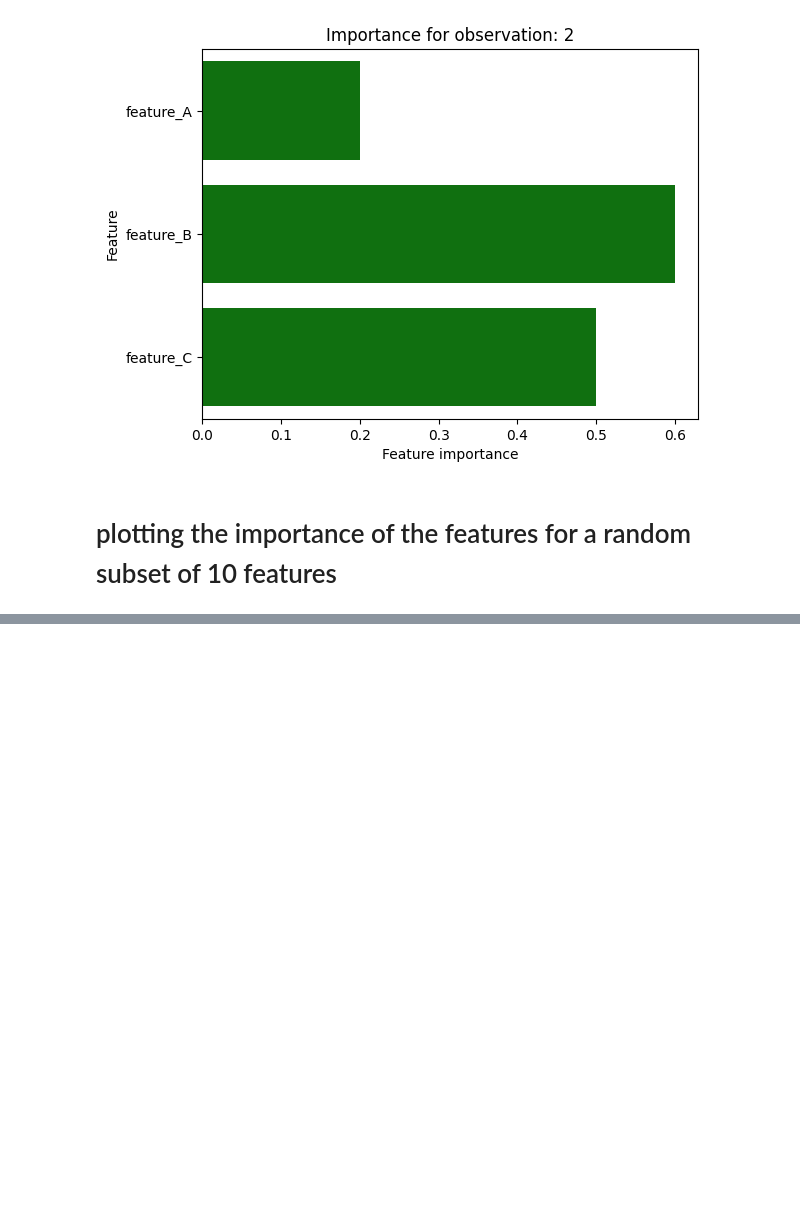
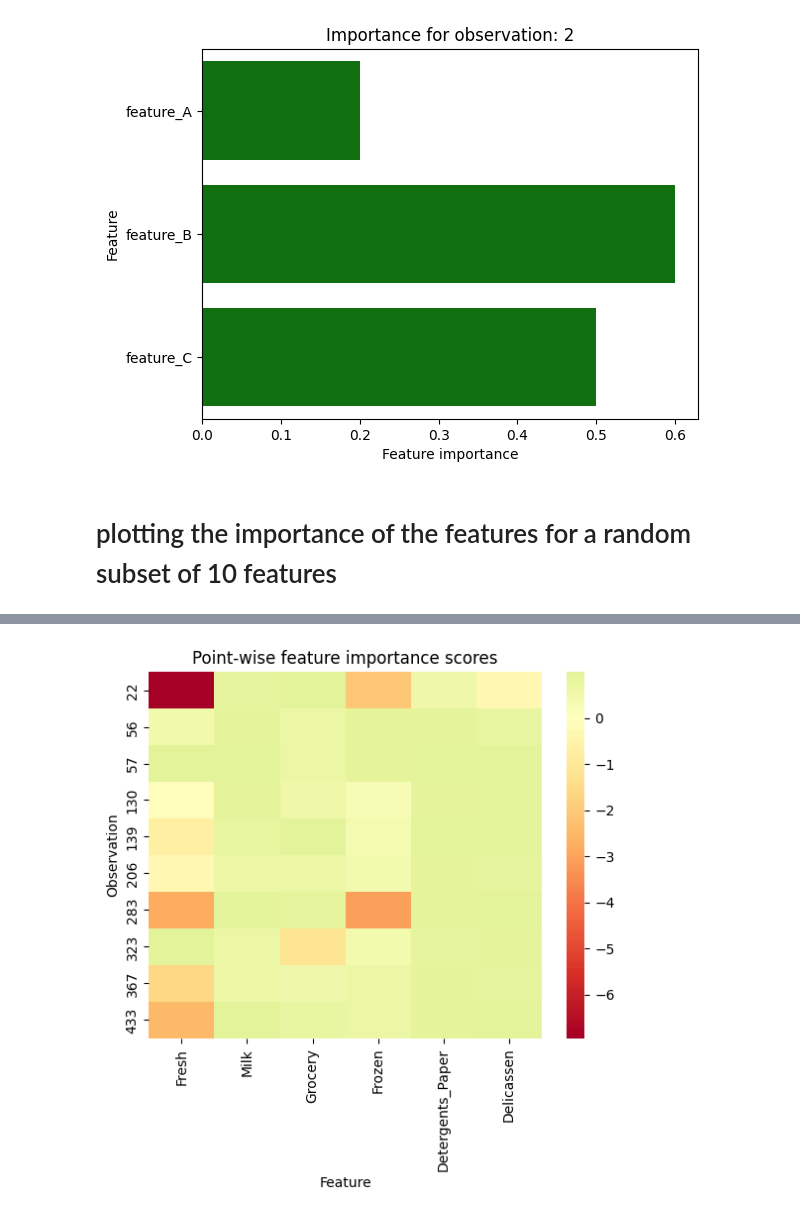
Before and after one commit to AlexF1994/cluster-explain, a Jupyter notebook: notebooks/plotting_importances.ipynb, the cells around one changed output, grey strips where cells are left out. Saved outputs shown, nothing was run; the diff lists cells and outputs as text; code cells hidden in the pictures; blank space fills up the shorter version.

```diff
--- a/notebooks/plotting_importances.ipynb
+++ b/notebooks/plotting_importances.ipynb
@@ -62,0 +89,4 @@ explained_clustering_all.show_pointwise_relevance(subset_index=random_observatio
+# %%
+explained_clustering_simple.show_pointwise_relevance(subset_index=random_observations)
+# %% [output]
+[figure, added]
```
Also changed, not shown: parts of 20 cells of this notebook, 10 other files.
